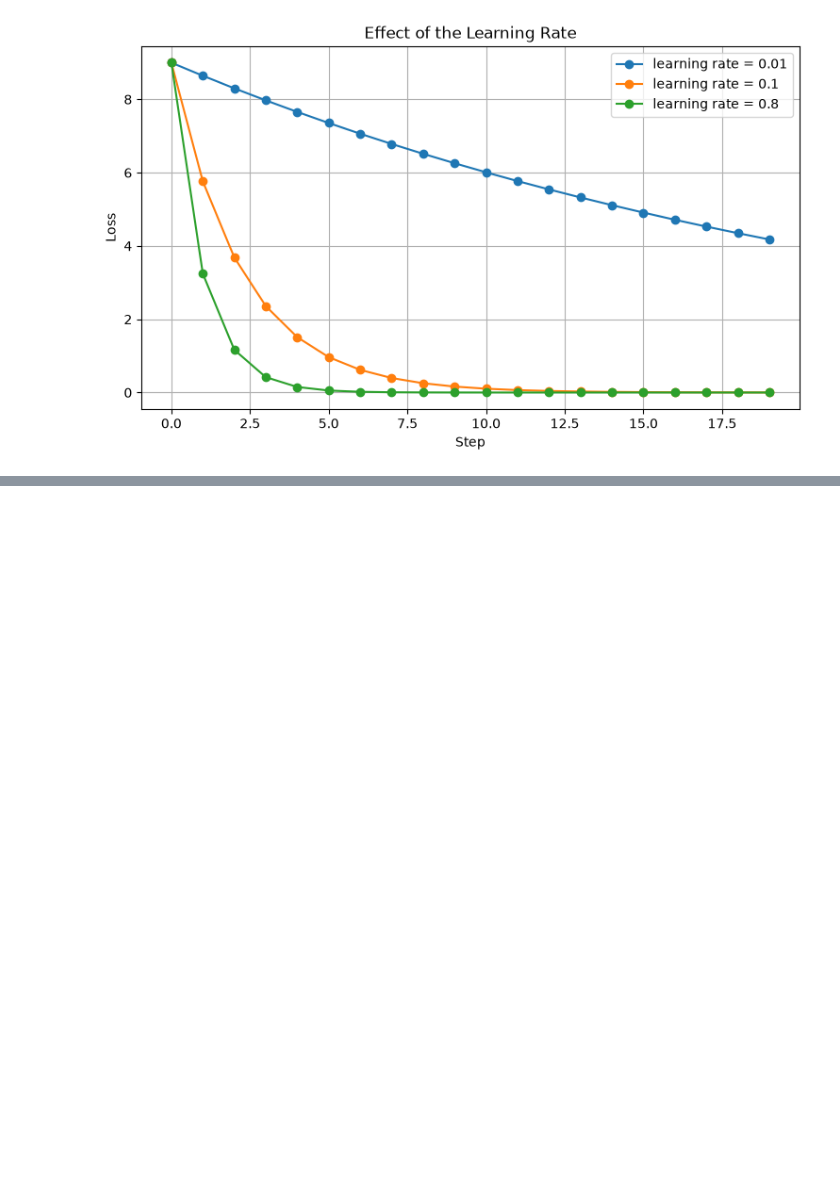
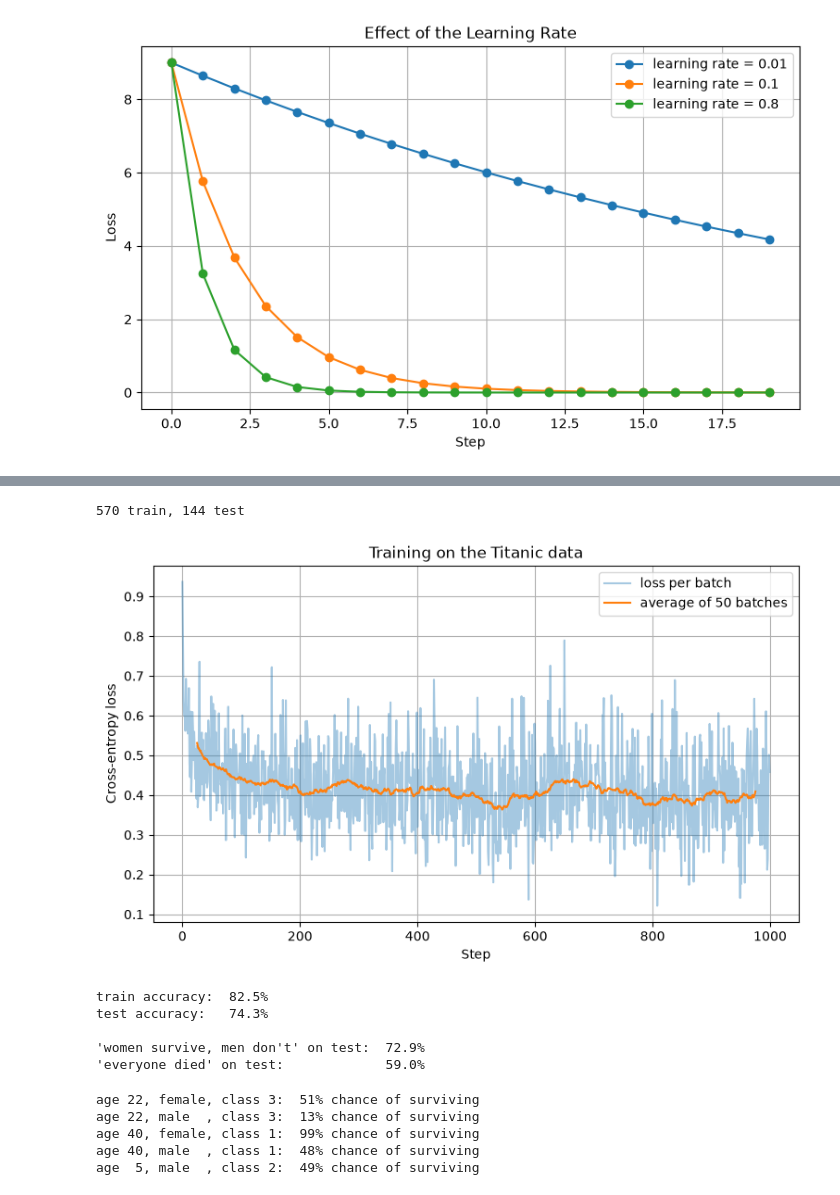
Before and after one commit to myradvd/NN_BackProp, a Jupyter notebook: Try_Out.ipynb, the cells around one changed output, grey strips where cells are left out. Drawn from its saved outputs; the diff is of its cells as text; code cells hidden in the pictures; blank space fills up the shorter version.

```diff
--- a/Try_Out.ipynb
+++ b/Try_Out.ipynb
@@ -537,6 +539,14 @@ class Value():
             out._backward = _backward
         return out
 
+    def log(self):
+        out=Value(math.log(self.data), _children=(self,), _op='log')
+        # Updating Gradients: derivative of ln(x) is 1/x
+        def _backward():
+            self.grad+=out.grad/self.data
+        out._backward=_backward
+        return out
+
     def relu(self):
         out_data = 0 if self.data < 0 else self.data
         out = Value(out_data, _children=(self,), _op='ReLU')
@@ -975,0 +1000,72 @@ plt.show()
+# %%
+import csv
+
+rows=[r for r in csv.DictReader(open('titanic.csv')) if r['Age']!='']
+data=[([float(r['Age'])/80, 1.0 if r['Sex']=='female' else 0.0, float(r['Pclass'])/3], float(r['Survived'])) for r in rows]
+
+random.seed(42)
+random.shuffle(data)
+train, test=data[:570], data[570:]
+print(len(train), 'train,', len(test), 'test')
+# %% [output]
+570 train, 144 test
+# %%
+import gc
+
+def bce(p, y):
+    return -(y*p.log()+(1-y)*(1-p).log())
+
+random.seed(0)
+model=MLP(3, [8, 1])
+learning_rate=0.5
+losses=[]
+
+for step in range(1000):
+    batch=random.sample(train, 32)
+    loss=sum(bce(model(x).sigmoid(), y) for x, y in batch)/len(batch)
+
+    model.zero_grad()
+    loss.backward()
+    for p in model.parameters():
+        p.data-=learning_rate*p.grad
+
+    losses.append(loss.data)
+    if step%50==0:
+        gc.collect()  # each Value and its _backward point at each other, so Python is slow to free old graphs
+
+plt.figure(figsize=(9, 5))
+plt.plot(losses, alpha=0.4, label="loss per batch")
+plt.plot(range(25, 976), [sum(losses[i-25:i+25])/50 for i in range(25, 976)], label="average of 50 batches")
+plt.xlabel("Step")
+plt.ylabel("Cross-entropy loss")
+plt.title("Training on the Titanic data")
+plt.legend()
+plt.grid(True)
+plt.show()
+# %% [output]
+[figure, added]
+# %%
+def accuracy(d):
+    return sum((model(x).sigmoid().data>0.5)==(y==1) for x, y in d)/len(d)
+
+print(f"train accuracy:  {accuracy(train):.1%}")
+print(f"test accuracy:   {accuracy(test):.1%}")
+print()
+print(f"'women survive, men don't' on test:  {sum((x[1]==1.0)==(y==1) for x, y in test)/len(test):.1%}")
+print(f"'everyone died' on test:             {sum(y==0 for x, y in test)/len(test):.1%}")
+# %% [output]
+train accuracy:  82.5%
+test accuracy:   74.3%
+
+'women survive, men don't' on test:  72.9%
+'everyone died' on test:             59.0%
+# %%
+for age, gender, pclass in [(22, 1, 3), (22, 0, 3), (40, 1, 1), (40, 0, 1), (5, 0, 2)]:
+    p=model([age/80, gender, pclass/3]).sigmoid().data
+    print(f"age {age:2}, {'female' if gender else 'male  '}, class {pclass}:  {p:.0%} chance of surviving")
+# %% [output]
+age 22, female, class 3:  51% chance of surviving
+age 22, male  , class 3:  13% chance of surviving
+age 40, female, class 1:  99% chance of surviving
+age 40, male  , class 1:  48% chance of surviving
+age  5, male  , class 2:  49% chance of surviving
```
Also changed, not shown: parts of 8 cells of this notebook.
